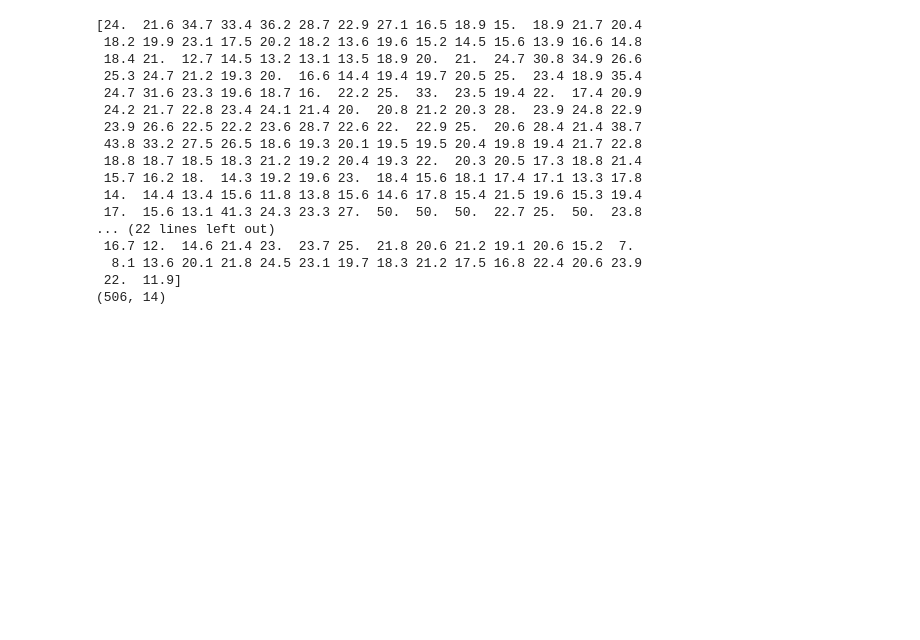
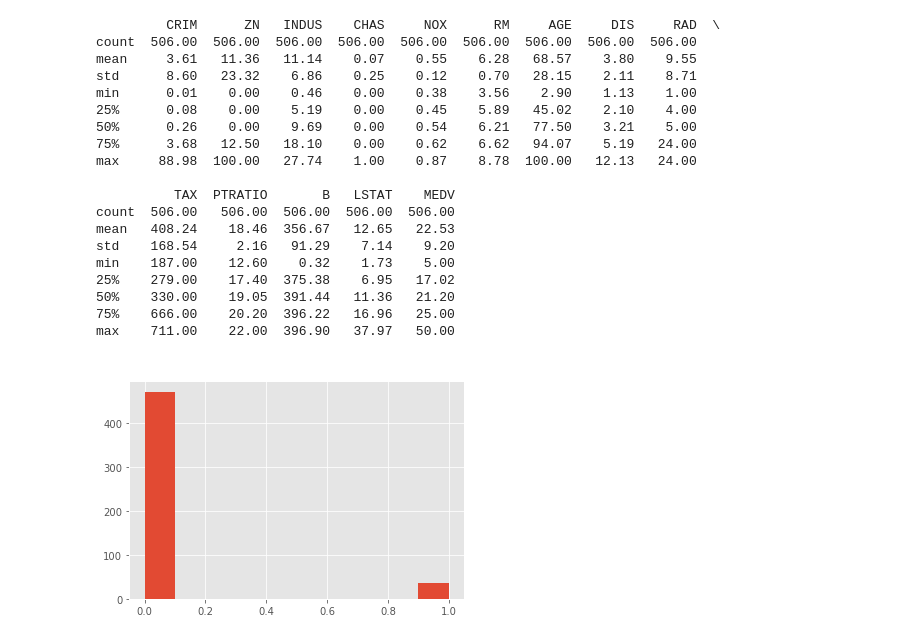
Before and after one commit to mvopalka/SoloLearnDataScienceModule, a Jupyter notebook: DataScience_LinearRegression.ipynb, the cells around one changed output. Drawn from its saved outputs; the diff is of its cells as text; code cells hidden in the pictures; blank space fills up the shorter version.

```diff
--- a/DataScience_LinearRegression.ipynb
+++ b/DataScience_LinearRegression.ipynb
@@ -3,27 +5,35 @@ from sklearn.datasets import load_boston
 import pandas as pd
 import numpy as np
 import matplotlib.pyplot as plt
+plt.style.use('ggplot')
 # %%
 boston_dataset = load_boston()
+pd.DataFrame(boston_dataset.data, columns=boston_dataset.feature_names)
 boston = pd.DataFrame(boston_dataset.data, columns=boston_dataset.feature_names)
-print(boston_dataset.target)
 boston['MEDV'] = boston_dataset.target
-print(boston.shape)
+print(boston.describe().round(2))
 # %% [output]
-[24.  21.6 34.7 33.4 36.2 28.7 22.9 27.1 16.5 18.9 15.  18.9 21.7 20.4
- 18.2 19.9 23.1 17.5 20.2 18.2 13.6 19.6 15.2 14.5 15.6 13.9 16.6 14.8
- 18.4 21.  12.7 14.5 13.2 13.1 13.5 18.9 20.  21.  24.7 30.8 34.9 26.6
- 25.3 24.7 21.2 19.3 20.  16.6 14.4 19.4 19.7 20.5 25.  23.4 18.9 35.4
- 24.7 31.6 23.3 19.6 18.7 16.  22.2 25.  33.  23.5 19.4 22.  17.4 20.9
- 24.2 21.7 22.8 23.4 24.1 21.4 20.  20.8 21.2 20.3 28.  23.9 24.8 22.9
- 23.9 26.6 22.5 22.2 23.6 28.7 22.6 22.  22.9 25.  20.6 28.4 21.4 38.7
- 43.8 33.2 27.5 26.5 18.6 19.3 20.1 19.5 19.5 20.4 19.8 19.4 21.7 22.8
- 18.8 18.7 18.5 18.3 21.2 19.2 20.4 19.3 22.  20.3 20.5 17.3 18.8 21.4
- 15.7 16.2 18.  14.3 19.2 19.6 23.  18.4 15.6 18.1 17.4 17.1 13.3 17.8
- 14.  14.4 13.4 15.6 11.8 13.8 15.6 14.6 17.8 15.4 21.5 19.6 15.3 19.4
- 17.  15.6 13.1 41.3 24.3 23.3 27.  50.  50.  50.  22.7 25.  50.  23.8
-... (22 lines left out)
- 16.7 12.  14.6 21.4 23.  23.7 25.  21.8 20.6 21.2 19.1 20.6 15.2  7.
-  8.1 13.6 20.1 21.8 24.5 23.1 19.7 18.3 21.2 17.5 16.8 22.4 20.6 23.9
- 22.  11.9]
-(506, 14)
+         CRIM      ZN   INDUS    CHAS     NOX      RM     AGE     DIS     RAD  \
+count  506.00  506.00  506.00  506.00  506.00  506.00  506.00  506.00  506.00
+mean     3.61   11.36   11.14    0.07    0.55    6.28   68.57    3.80    9.55
+std      8.60   23.32    6.86    0.25    0.12    0.70   28.15    2.11    8.71
+min      0.01    0.00    0.46    0.00    0.38    3.56    2.90    1.13    1.00
+25%      0.08    0.00    5.19    0.00    0.45    5.89   45.02    2.10    4.00
+50%      0.26    0.00    9.69    0.00    0.54    6.21   77.50    3.21    5.00
+75%      3.68   12.50   18.10    0.00    0.62    6.62   94.07    5.19   24.00
+max     88.98  100.00   27.74    1.00    0.87    8.78  100.00   12.13   24.00
+
+          TAX  PTRATIO       B   LSTAT    MEDV
+count  506.00   506.00  506.00  506.00  506.00
+mean   408.24    18.46  356.67   12.65   22.53
+std    168.54     2.16   91.29    7.14    9.20
+min    187.00    12.60    0.32    1.73    5.00
+25%    279.00    17.40  375.38    6.95   17.02
+50%    330.00    19.05  391.44   11.36   21.20
+75%    666.00    20.20  396.22   16.96   25.00
+max    711.00    22.00  396.90   37.97   50.00
+# %%
+boston.hist(column='CHAS')
+plt.show()
+# %% [output]
+[figure, added]
```
Also changed, not shown: parts of 31 cells of this notebook, 1 other file.
